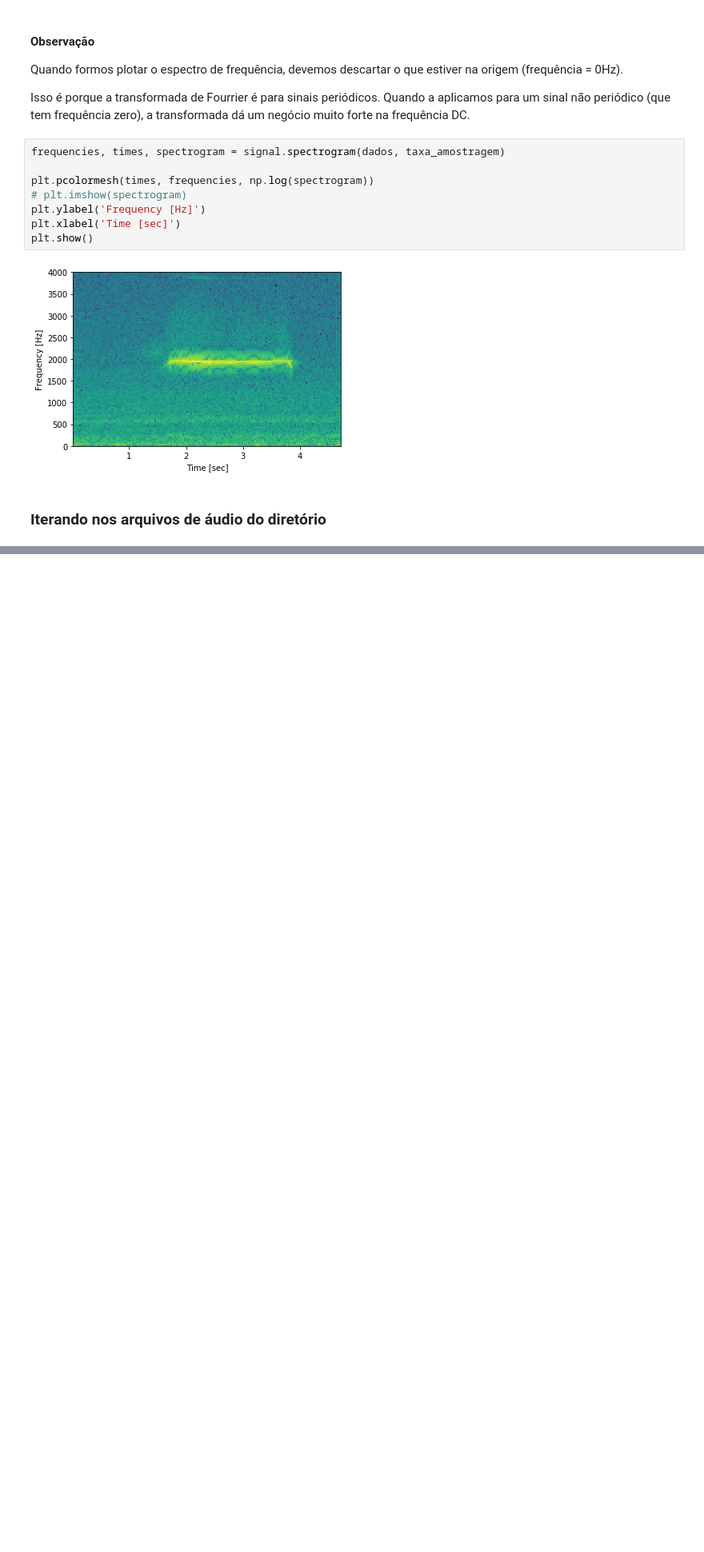
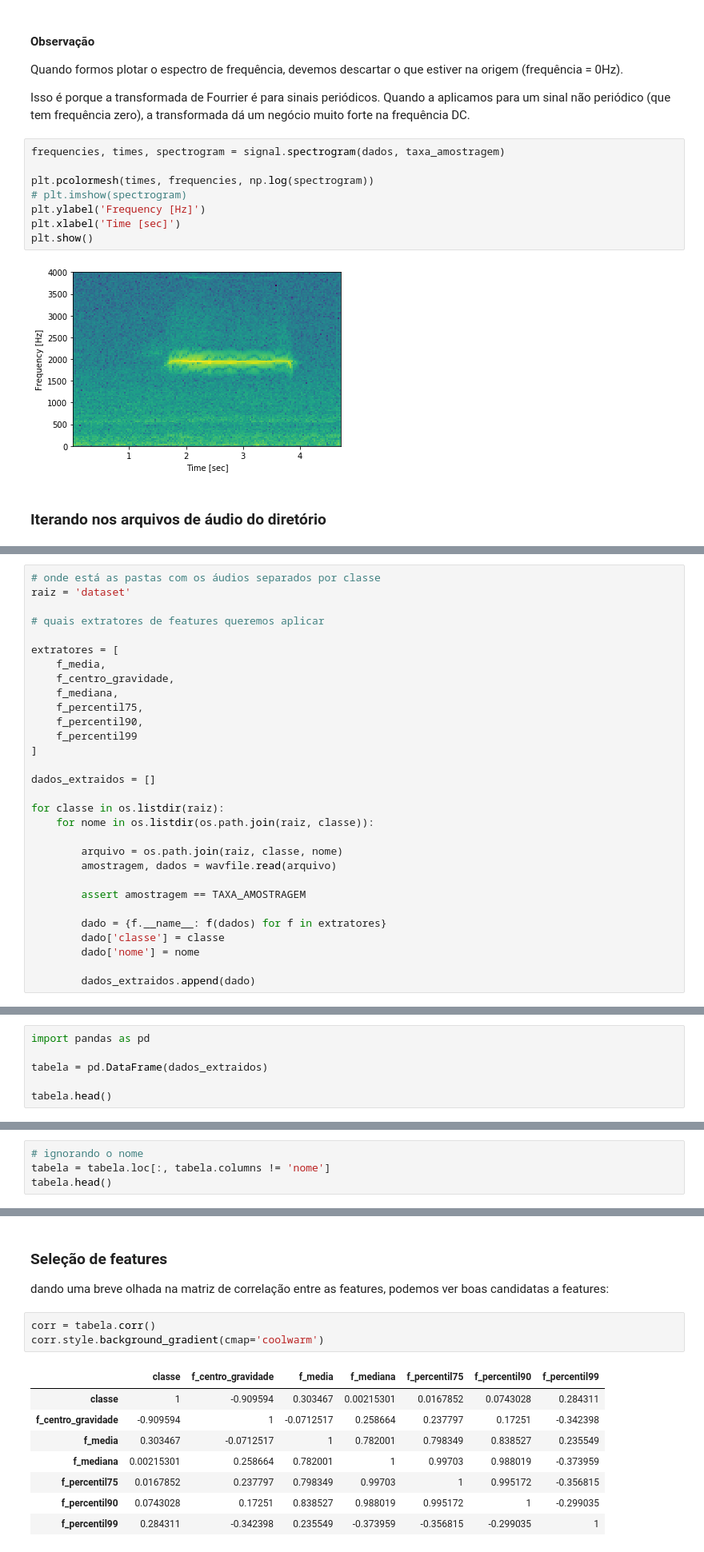
Before and after one commit to diego-lima/audiocomandos, a Jupyter notebook: Analisando audio.ipynb, the cells around one changed output, grey strips where cells are left out. Shown at 80% size. Saved outputs shown, nothing was run; the diff lists cells and outputs as text; blank space fills up the shorter version.

```diff
--- a/Analisando audio.ipynb
+++ b/Analisando audio.ipynb
@@ -158,0 +248,30 @@ Observação: o pontinho vermelho indica o centro de massa da frequência (no ei
+# %%
+# onde está as pastas com os áudios separados por classe
+raiz = 'dataset'
+
+# quais extratores de features queremos aplicar
+
+extratores = [
+    f_media,
+    f_centro_gravidade,
+    f_mediana,
+    f_percentil75,
+    f_percentil90,
+    f_percentil99
+]
+
+dados_extraidos = []
+
+for classe in os.listdir(raiz):
+    for nome in os.listdir(os.path.join(raiz, classe)):
+
+        arquivo = os.path.join(raiz, classe, nome)
+        amostragem, dados = wavfile.read(arquivo)
+
+        assert amostragem == TAXA_AMOSTRAGEM
+
+        dado = {f.__name__: f(dados) for f in extratores}
+        dado['classe'] = classe
+        dado['nome'] = nome
+
+        dados_extraidos.append(dado)
@@ -158,0 +293,6 @@ Observação: o pontinho vermelho indica o centro de massa da frequência (no ei
+# %%
+import pandas as pd
+
+tabela = pd.DataFrame(dados_extraidos)
+
+tabela.head()
@@ -158,0 +310,4 @@ Observação: o pontinho vermelho indica o centro de massa da frequência (no ei
+# %%
+# ignorando o nome
+tabela = tabela.loc[:, tabela.columns != 'nome']
+tabela.head()
@@ -158,0 +321,16 @@ Observação: o pontinho vermelho indica o centro de massa da frequência (no ei
+# %% [markdown]
+### Seleção de features
+
+dando uma breve olhada na matriz de correlação entre as features, podemos ver boas candidatas a features:
+# %%
+corr = tabela.corr()
+corr.style.background_gradient(cmap='coolwarm')
+# %% [output]
+|  | classe | f_centro_gravidade | f_media | f_mediana | f_percentil75 | f_percentil90 | f_percentil99 |
+| classe | 1 | -0.909594 | 0.303467 | 0.00215301 | 0.0167852 | 0.0743028 | 0.284311 |
+| f_centro_gravidade | -0.909594 | 1 | -0.0712517 | 0.258664 | 0.237797 | 0.17251 | -0.342398 |
+| f_media | 0.303467 | -0.0712517 | 1 | 0.782001 | 0.798349 | 0.838527 | 0.235549 |
+| f_mediana | 0.00215301 | 0.258664 | 0.782001 | 1 | 0.99703 | 0.988019 | -0.373959 |
+| f_percentil75 | 0.0167852 | 0.237797 | 0.798349 | 0.99703 | 1 | 0.995172 | -0.356815 |
+| f_percentil90 | 0.0743028 | 0.17251 | 0.838527 | 0.988019 | 0.995172 | 1 | -0.299035 |
+| f_percentil99 | 0.284311 | -0.342398 | 0.235549 | -0.373959 | -0.356815 | -0.299035 | 1 |
```
Also changed, not shown: parts of 15 cells of this notebook, 31 other files.
